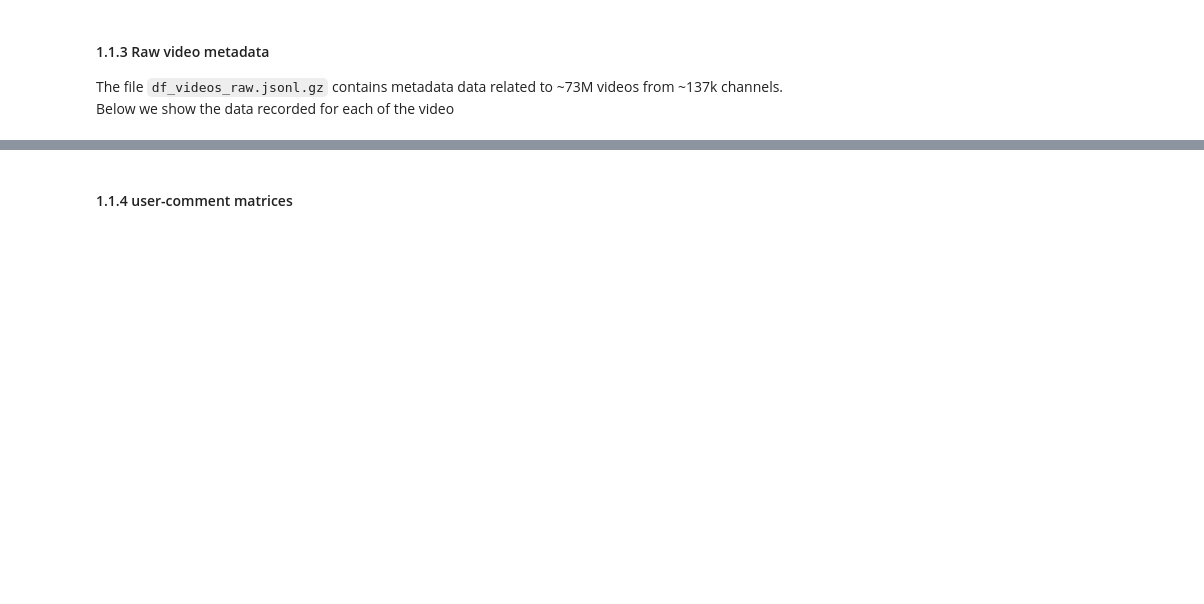
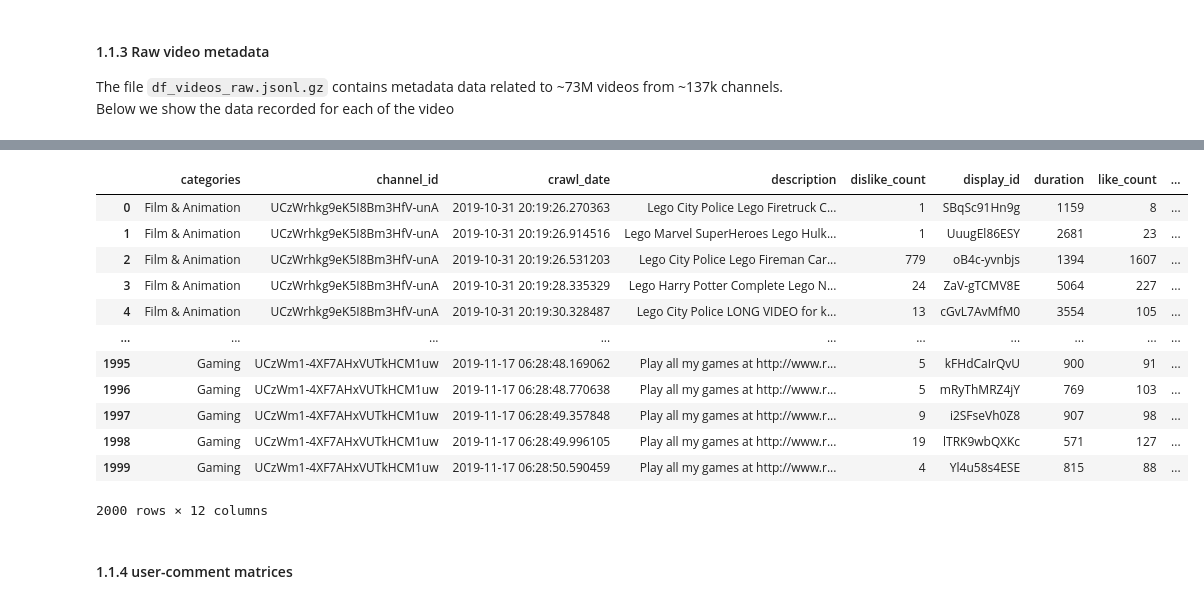
Before and after one commit to epfl-dlab/patronage_youtube, a Jupyter notebook: exploratory_data_analysis.ipynb, the cells around one changed output, grey strips where cells are left out. Cells and saved outputs as stored; diff of their text form; code cells hidden in the pictures; blank space fills up the shorter version.

```diff
--- a/exploratory_data_analysis.ipynb
+++ b/exploratory_data_analysis.ipynb
@@ -463,7 +769,21 @@ The file `df_videos_raw.jsonl.gz` contains metadata data related to ~73M videos
 # ! zcat {DATA_FOLDER}yt_metadata_en.jsonl.gz | head
 # %%
 df_yt_metadata = pd.read_json(DATA_FOLDER+'yt_metadata_en.jsonl.gz', compression='gzip', lines=True, nrows=2000)
-df_yt_metadata.head(2)
+df_yt_metadata
+# %% [output]
+|  | categories | channel_id | crawl_date | description | dislike_count | display_id | duration | like_count | ... |
+| 0 | Film & Animation | UCzWrhkg9eK5I8Bm3HfV-unA | 2019-10-31 20:19:26.270363 | Lego City Police Lego Firetruck C... | 1 | SBqSc91Hn9g | 1159 | 8 | ... |
+| 1 | Film & Animation | UCzWrhkg9eK5I8Bm3HfV-unA | 2019-10-31 20:19:26.914516 | Lego Marvel SuperHeroes Lego Hulk... | 1 | UuugEl86ESY | 2681 | 23 | ... |
+| 2 | Film & Animation | UCzWrhkg9eK5I8Bm3HfV-unA | 2019-10-31 20:19:26.531203 | Lego City Police Lego Fireman Car... | 779 | oB4c-yvnbjs | 1394 | 1607 | ... |
+| 3 | Film & Animation | UCzWrhkg9eK5I8Bm3HfV-unA | 2019-10-31 20:19:28.335329 | Lego Harry Potter Complete Lego N... | 24 | ZaV-gTCMV8E | 5064 | 227 | ... |
+| 4 | Film & Animation | UCzWrhkg9eK5I8Bm3HfV-unA | 2019-10-31 20:19:30.328487 | Lego City Police LONG VIDEO for k... | 13 | cGvL7AvMfM0 | 3554 | 105 | ... |
+| ... | ... | ... | ... | ... | ... | ... | ... | ... | ... |
+| 1995 | Gaming | UCzWm1-4XF7AHxVUTkHCM1uw | 2019-11-17 06:28:48.169062 | Play all my games at http://www.r... | 5 | kFHdCaIrQvU | 900 | 91 | ... |
+| 1996 | Gaming | UCzWm1-4XF7AHxVUTkHCM1uw | 2019-11-17 06:28:48.770638 | Play all my games at http://www.r... | 5 | mRyThMRZ4jY | 769 | 103 | ... |
+| 1997 | Gaming | UCzWm1-4XF7AHxVUTkHCM1uw | 2019-11-17 06:28:49.357848 | Play all my games at http://www.r... | 9 | i2SFseVh0Z8 | 907 | 98 | ... |
+| 1998 | Gaming | UCzWm1-4XF7AHxVUTkHCM1uw | 2019-11-17 06:28:49.996105 | Play all my games at http://www.r... | 19 | lTRK9wbQXKc | 571 | 127 | ... |
+| 1999 | Gaming | UCzWm1-4XF7AHxVUTkHCM1uw | 2019-11-17 06:28:50.590459 | Play all my games at http://www.r... | 4 | Yl4u58s4ESE | 815 | 88 | ... |
+2000 rows × 12 columns
 # %% [markdown]
 #### 1.1.4 user-comment matrices
 # %%
```
Also changed, not shown: parts of 49 cells of this notebook.
